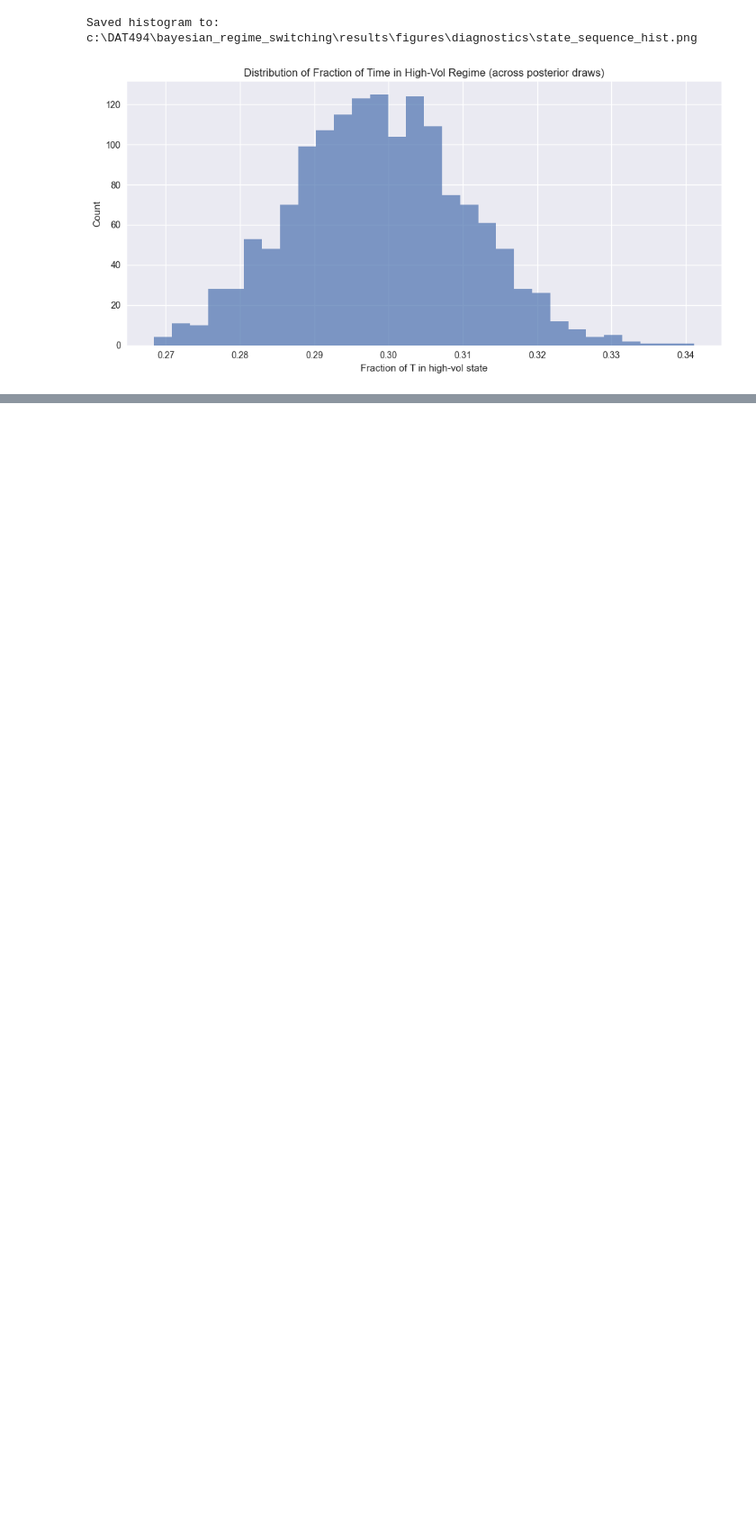
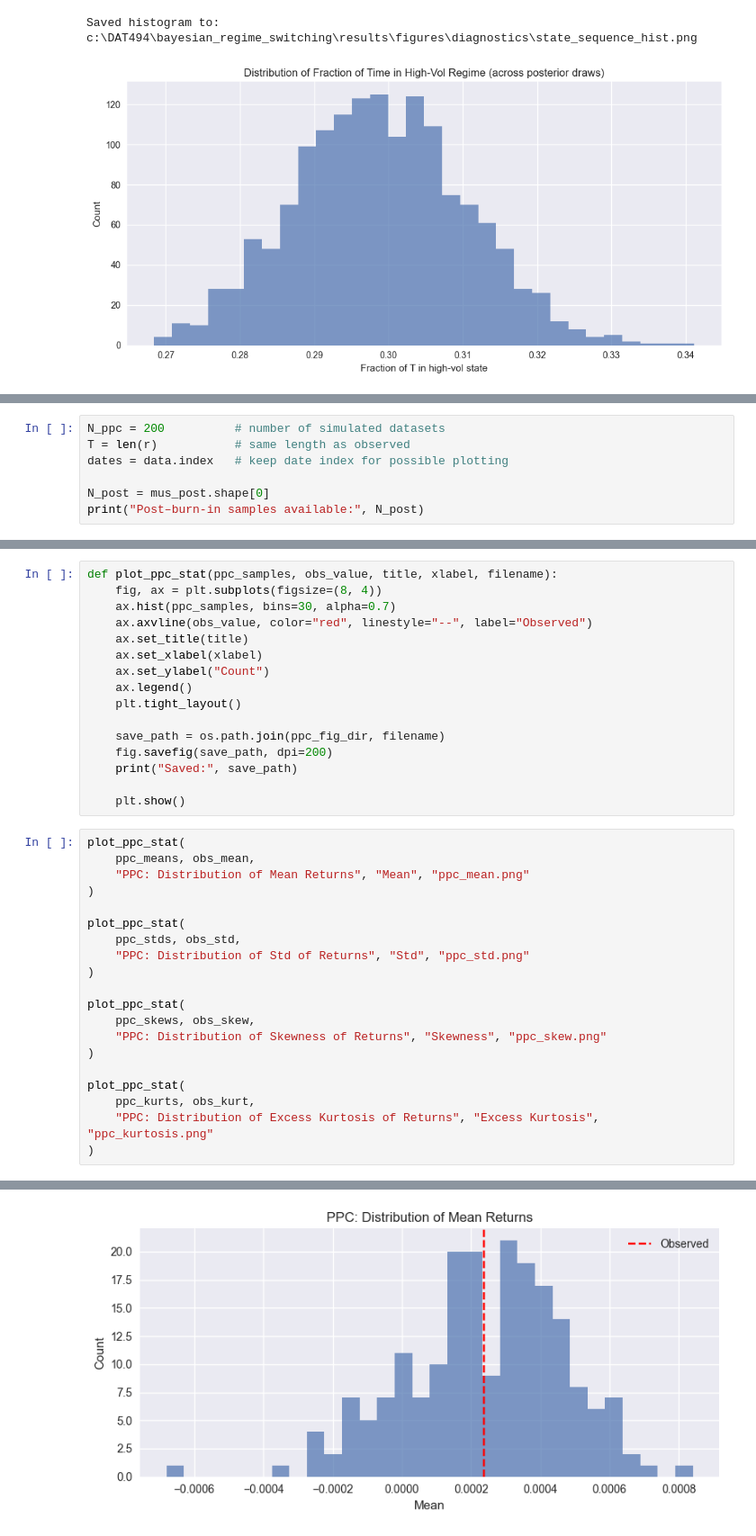
Before and after one commit to PranavPokar/bayesian_regime_switching, a Jupyter notebook: notebooks/03_bayesian_hmm_model.ipynb, the cells around one changed output, grey strips where cells are left out. Shown at 90% size. Saved outputs shown, nothing was run; the diff lists cells and outputs as text; blank space fills up the shorter version.

```diff
--- a/notebooks/03_bayesian_hmm_model.ipynb
+++ b/notebooks/03_bayesian_hmm_model.ipynb
@@ -753,0 +838,7 @@ Saved histogram to: c:\DAT494\bayesian_regime_switching\results\figures\diagnost
+# %%
+N_ppc = 200          # number of simulated datasets
+T = len(r)           # same length as observed
+dates = data.index   # keep date index for possible plotting
+
+N_post = mus_post.shape[0]
+print("Post–burn-in samples available:", N_post)
@@ -753,0 +915,37 @@ Saved histogram to: c:\DAT494\bayesian_regime_switching\results\figures\diagnost
+# %%
+def plot_ppc_stat(ppc_samples, obs_value, title, xlabel, filename):
+    fig, ax = plt.subplots(figsize=(8, 4))
+    ax.hist(ppc_samples, bins=30, alpha=0.7)
+    ax.axvline(obs_value, color="red", linestyle="--", label="Observed")
+    ax.set_title(title)
+    ax.set_xlabel(xlabel)
+    ax.set_ylabel("Count")
+    ax.legend()
+    plt.tight_layout()
+
+    save_path = os.path.join(ppc_fig_dir, filename)
+    fig.savefig(save_path, dpi=200)
+    print("Saved:", save_path)
+
+    plt.show()
+# %%
+plot_ppc_stat(
+    ppc_means, obs_mean,
+    "PPC: Distribution of Mean Returns", "Mean", "ppc_mean.png"
+)
+
+plot_ppc_stat(
+    ppc_stds, obs_std,
+    "PPC: Distribution of Std of Returns", "Std", "ppc_std.png"
+)
+
+plot_ppc_stat(
+    ppc_skews, obs_skew,
+    "PPC: Distribution of Skewness of Returns", "Skewness", "ppc_skew.png"
+)
+
+plot_ppc_stat(
+    ppc_kurts, obs_kurt,
+    "PPC: Distribution of Excess Kurtosis of Returns", "Excess Kurtosis", "ppc_kurtosis.png"
+)
+# %% [output]
@@ -753,0 +953 @@ Saved histogram to: c:\DAT494\bayesian_regime_switching\results\figures\diagnost
+[figure, added]
```
Also changed, not shown: parts of 20 cells of this notebook, 8 other files.
